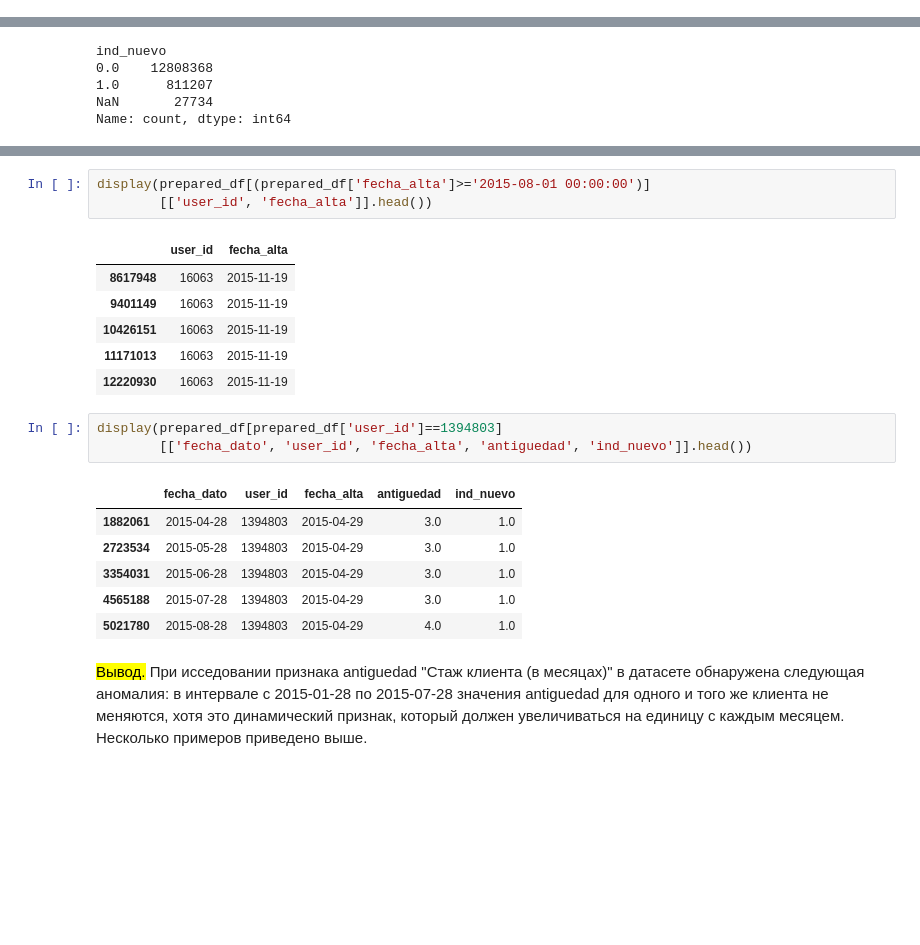
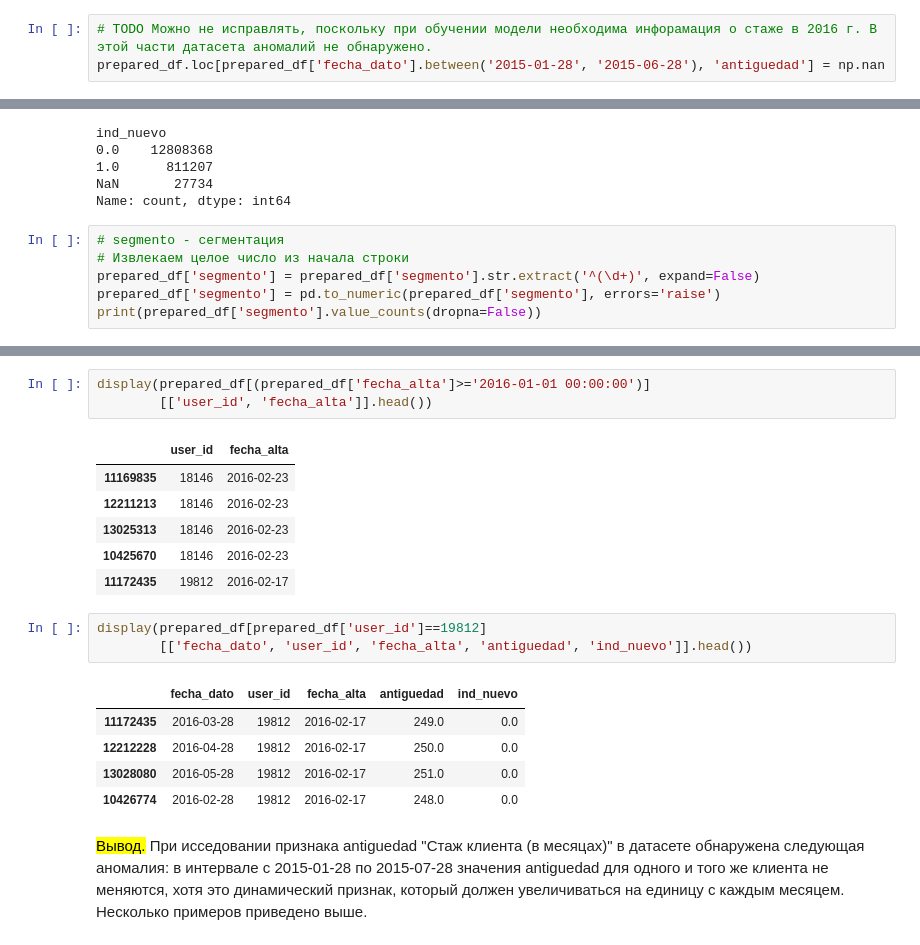
Before and after one commit to alien150684/banking_products_recom, a Jupyter notebook: recommendations.ipynb, the cells around one changed output, grey strips where cells are left out. Drawn from its saved outputs; the diff is of its cells as text; blank space fills up the shorter version.

```diff
--- a/recommendations.ipynb
+++ b/recommendations.ipynb
@@ -694,3 +696,6 @@ display(prepared_df[prepared_df['user_id']==54195]
 | 9097731 | 2016-01-28 | 1997-01-20 | 228.0 | 1.0 | NaT | 1.0 | 228.0 | ... |
 | 10418573 | 2016-02-28 | 1997-01-20 | 229.0 | 99.0 | 2016-02-25 | 1.0 | 229.0 | ... |
 | 13008200 | 2016-05-28 | 1997-01-20 | 1.0 | 1.0 | NaT | 2.0 | 232.0 | ... |
+# %%
+# TODO Можно не исправлять, поскольку при обучении модели необходима инфорамация о стаже в 2016 г. В этой части датасета аномалий не обнаружено.
+prepared_df.loc[prepared_df['fecha_dato'].between('2015-01-28', '2015-06-28'), 'antiguedad'] = np.nan
@@ -716,3 +744,9 @@ ind_nuevo
 1.0      811207
 NaN       27734
 Name: count, dtype: int64
+# %%
+# segmento - сегментация
+# Извлекаем целое число из начала строки
+prepared_df['segmento'] = prepared_df['segmento'].str.extract('^(\d+)', expand=False)
+prepared_df['segmento'] = pd.to_numeric(prepared_df['segmento'], errors='raise')
+print(prepared_df['segmento'].value_counts(dropna=False))
@@ -754,23 +795,22 @@ display(prepared_df[# (prepared_df['antiguedad'] <= 6) &
 # %%
-display(prepared_df[(prepared_df['fecha_alta']>='2015-08-01 00:00:00')]
+display(prepared_df[(prepared_df['fecha_alta']>='2016-01-01 00:00:00')]
         [['user_id', 'fecha_alta']].head())
 # %% [output]
 |  | user_id | fecha_alta |
-| 8617948 | 16063 | 2015-11-19 |
-| 9401149 | 16063 | 2015-11-19 |
-| 10426151 | 16063 | 2015-11-19 |
-| 11171013 | 16063 | 2015-11-19 |
-| 12220930 | 16063 | 2015-11-19 |
+| 11169835 | 18146 | 2016-02-23 |
+| 12211213 | 18146 | 2016-02-23 |
+| 13025313 | 18146 | 2016-02-23 |
+| 10425670 | 18146 | 2016-02-23 |
+| 11172435 | 19812 | 2016-02-17 |
 # %%
-display(prepared_df[prepared_df['user_id']==1394803]
+display(prepared_df[prepared_df['user_id']==19812]
         [['fecha_dato', 'user_id', 'fecha_alta', 'antiguedad', 'ind_nuevo']].head())
 # %% [output]
 |  | fecha_dato | user_id | fecha_alta | antiguedad | ind_nuevo |
-| 1882061 | 2015-04-28 | 1394803 | 2015-04-29 | 3.0 | 1.0 |
-| 2723534 | 2015-05-28 | 1394803 | 2015-04-29 | 3.0 | 1.0 |
-| 3354031 | 2015-06-28 | 1394803 | 2015-04-29 | 3.0 | 1.0 |
-| 4565188 | 2015-07-28 | 1394803 | 2015-04-29 | 3.0 | 1.0 |
-| 5021780 | 2015-08-28 | 1394803 | 2015-04-29 | 4.0 | 1.0 |
+| 11172435 | 2016-03-28 | 19812 | 2016-02-17 | 249.0 | 0.0 |
+| 12212228 | 2016-04-28 | 19812 | 2016-02-17 | 250.0 | 0.0 |
+| 13028080 | 2016-05-28 | 19812 | 2016-02-17 | 251.0 | 0.0 |
+| 10426774 | 2016-02-28 | 19812 | 2016-02-17 | 248.0 | 0.0 |
 # %% [markdown]
 <mark>Вывод.</mark> При исседовании признака antiguedad	"Стаж клиента (в месяцах)" в датасете обнаружена следующая аномалия: в интервале с 2015-01-28 по 2015-07-28 значения antiguedad для одного и того же клиента не меняются, хотя это динамический признак, который должен увеличиваться на единицу с каждым месяцем. Несколько примеров приведено выше.
 # %%
```
Also changed, not shown: parts of 8 cells of this notebook.
